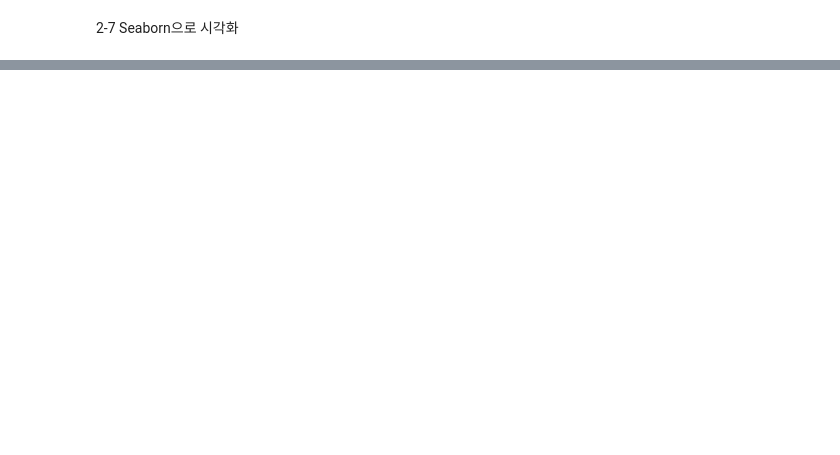
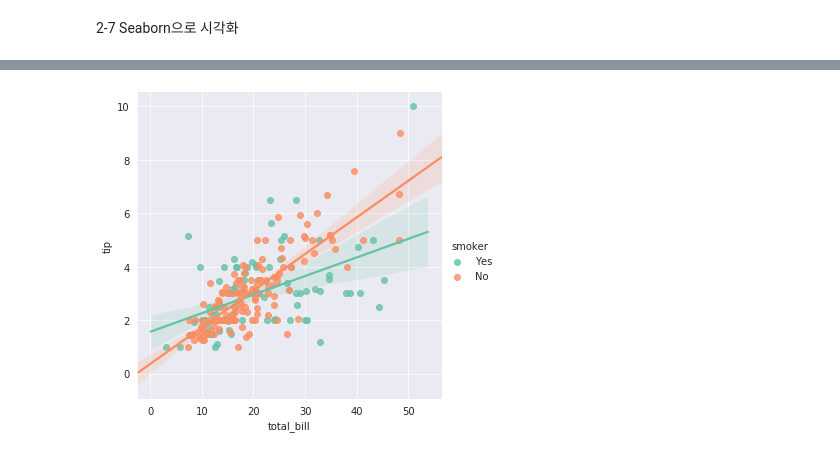
Before and after one commit to mike2ox/databreak-python-basic, a Jupyter notebook: data_science_by_python_02.ipynb, the cells around one changed output, grey strips where cells are left out. Saved outputs shown, nothing was run; the diff lists cells and outputs as text; code cells hidden in the pictures; blank space fills up the shorter version.

```diff
--- a/data_science_by_python_02.ipynb
+++ b/data_science_by_python_02.ipynb
@@ -362,0 +383,7 @@ plt.show()
+# %%
+# plt.figure(figsize=(8,8))
+sns.set_style('darkgrid')
+sns.lmplot(x='total_bill', y='tip', hue='smoker',data=tips, height=5, palette='Set2')
+plt.show()
+# %% [output]
+[figure, added]
```
Also changed, not shown: parts of 22 cells of this notebook.
